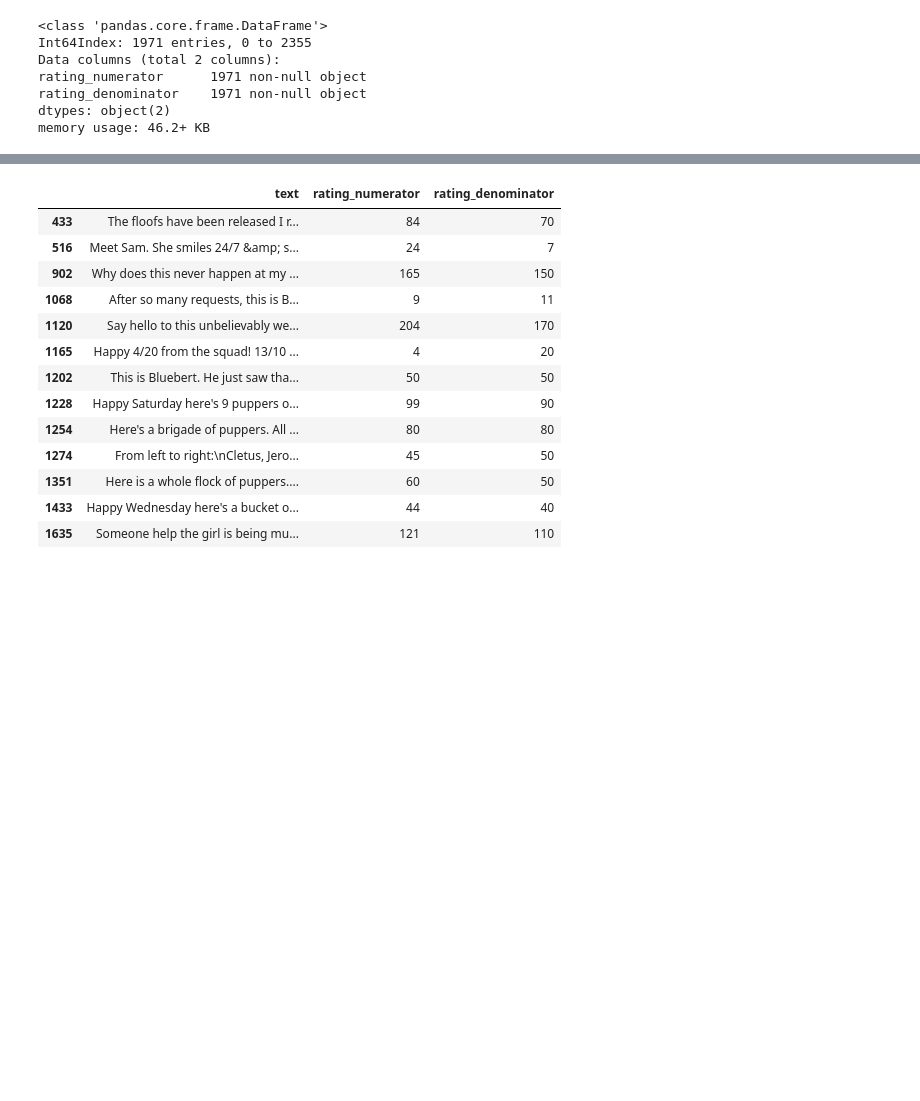
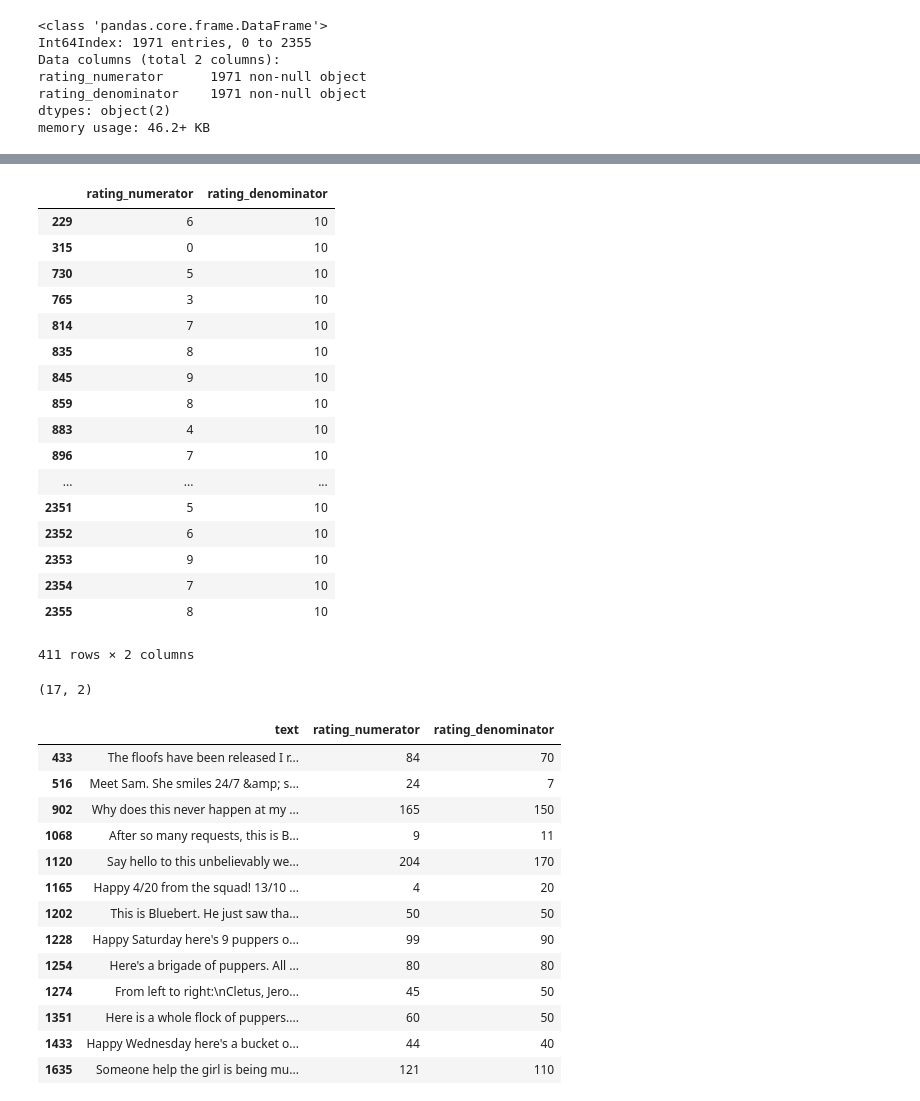
Before and after one commit to RayWongGit/Data-Wrangling-WeRateDogs, a Jupyter notebook: wrangle_act.ipynb, the cells around one changed output, grey strips where cells are left out. Drawn from its saved outputs; the diff is of its cells as text; code cells hidden in the pictures; blank space fills up the shorter version.

```diff
--- a/wrangle_act.ipynb
+++ b/wrangle_act.ipynb
@@ -798,0 +712,4 @@ Name: rating_denominator, dtype: int64
+# %%
+# the values are string type, convert to int type
+ratings = ratings.astype(float).round(decimals=0).astype(int)
+ratings.info()
@@ -799 +724,28 @@ Name: rating_denominator, dtype: int64
+# %%
+# there are still 411 obs with the abnormal rating_numerators, that's not helping too much
+ratings[ratings.rating_numerator < 10]
+# %% [output]
+|  | rating_numerator | rating_denominator |
+| 229 | 6 | 10 |
+| 315 | 0 | 10 |
+| 730 | 5 | 10 |
+| 765 | 3 | 10 |
+| 814 | 7 | 10 |
+| 835 | 8 | 10 |
+| 845 | 9 | 10 |
+| 859 | 8 | 10 |
+| 883 | 4 | 10 |
+| 896 | 7 | 10 |
+| ... | ... | ... |
+| 2351 | 5 | 10 |
+| 2352 | 6 | 10 |
+| 2353 | 9 | 10 |
+| 2354 | 7 | 10 |
+| 2355 | 8 | 10 |
+411 rows × 2 columns
+# %%
+# there are still 17 obs with the abnormal rating_denominator, that's not helping too much either
+ratings[ratings.rating_denominator != 10].shape
+# %% [output]
+(17, 2)
 # %%
```
Also changed, not shown: parts of 127 cells of this notebook.
